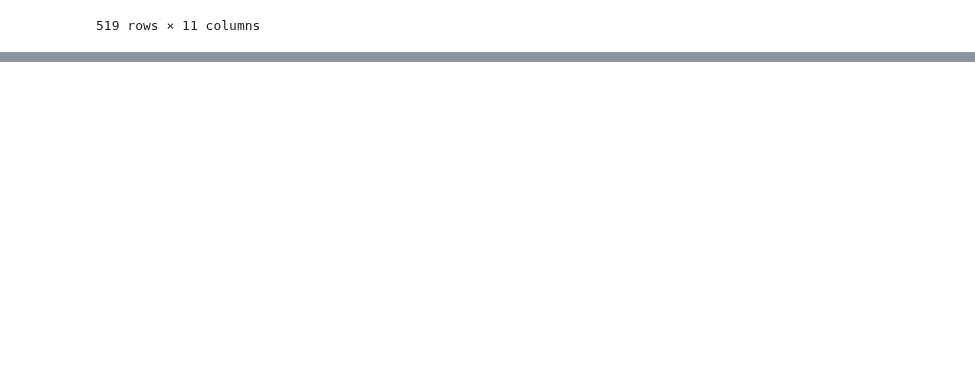
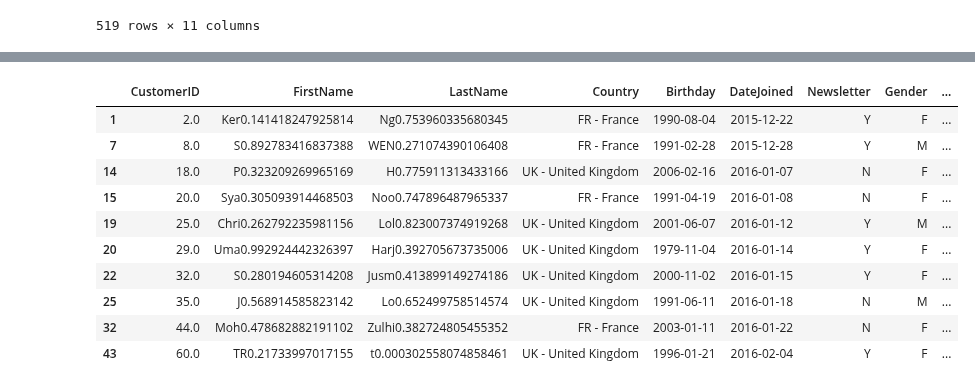
Before and after one commit to DK-Hieu/Testmindx, a Jupyter notebook: DA_TEST_2/Test2.ipynb, the cells around one changed output, grey strips where cells are left out. Cells and saved outputs as stored; diff of their text form; code cells hidden in the pictures; blank space fills up the shorter version.

```diff
--- a/DA_TEST_1(test2)/Test2.ipynb
+++ b/DA_TEST_2/Test2.ipynb
@@ -449,0 +739,16 @@ Column Gender
+# %%
+# Phân khúc 2
+cluster_2 = cus_data[cus_data["Cluster Labels"] == 1]
+cluster_2.head(10)
+# %% [output]
+|  | CustomerID | FirstName | LastName | Country | Birthday | DateJoined | Newsletter | Gender | ... |
+| 1 | 2.0 | Ker0.141418247925814 | Ng0.753960335680345 | FR - France | 1990-08-04 | 2015-12-22 | Y | F | ... |
+| 7 | 8.0 | S0.892783416837388 | WEN0.271074390106408 | FR - France | 1991-02-28 | 2015-12-28 | Y | M | ... |
+| 14 | 18.0 | P0.323209269965169 | H0.775911313433166 | UK - United Kingdom | 2006-02-16 | 2016-01-07 | N | F | ... |
+| 15 | 20.0 | Sya0.305093914468503 | Noo0.747896487965337 | FR - France | 1991-04-19 | 2016-01-08 | N | F | ... |
+| 19 | 25.0 | Chri0.262792235981156 | Lol0.823007374919268 | UK - United Kingdom | 2001-06-07 | 2016-01-12 | Y | M | ... |
+| 20 | 29.0 | Uma0.992924442326397 | Harj0.392705673735006 | UK - United Kingdom | 1979-11-04 | 2016-01-14 | Y | F | ... |
+| 22 | 32.0 | S0.280194605314208 | Jusm0.413899149274186 | UK - United Kingdom | 2000-11-02 | 2016-01-15 | Y | F | ... |
+| 25 | 35.0 | J0.568914585823142 | Lo0.652499758514574 | UK - United Kingdom | 1991-06-11 | 2016-01-18 | N | M | ... |
+| 32 | 44.0 | Moh0.478682882191102 | Zulhi0.382724805455352 | FR - France | 2003-01-11 | 2016-01-22 | N | F | ... |
+| 43 | 60.0 | TR0.21733997017155 | t0.000302558074858461 | UK - United Kingdom | 1996-01-21 | 2016-02-04 | Y | F | ... |
```
Also changed, not shown: parts of 38 cells of this notebook, 33 other files.
